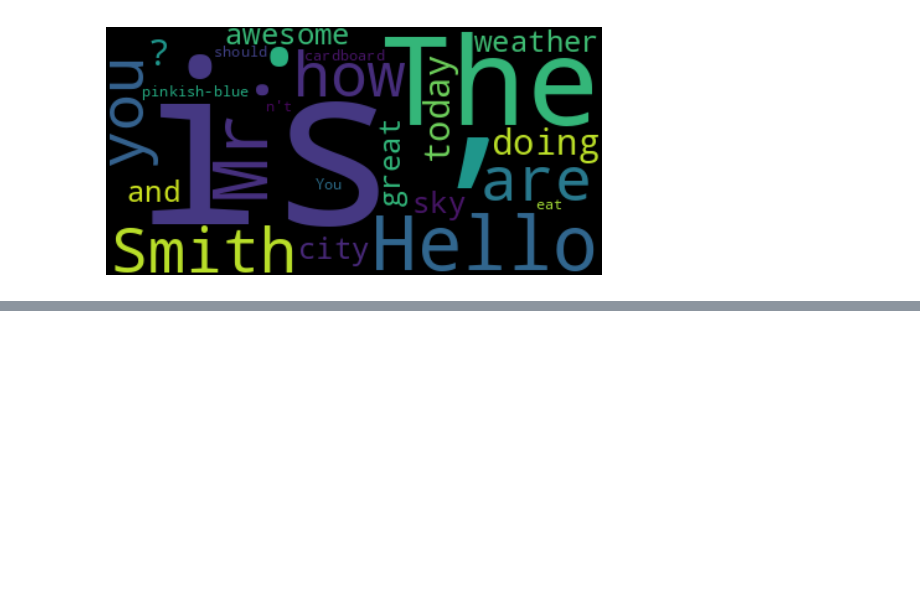
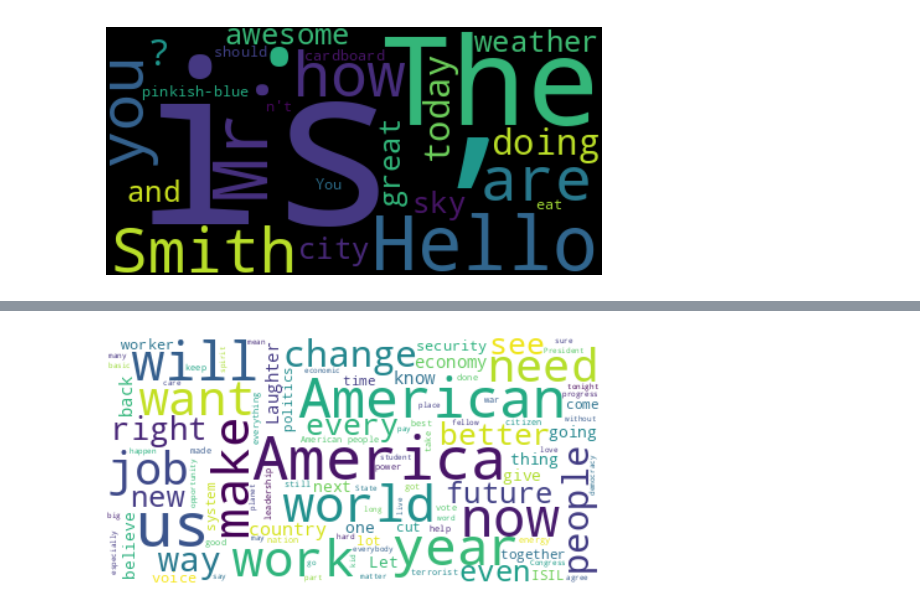
Before and after one commit to denverkim/WEBCRAWLING, a Jupyter notebook: LAB11.ipynb, the cells around one changed output, grey strips where cells are left out. Drawn from its saved outputs; the diff is of its cells as text; code cells hidden in the pictures; blank space fills up the shorter version.

```diff
--- a/LAB11.ipynb
+++ b/LAB11.ipynb
@@ -256,0 +285,22 @@ plt.show()
+# %%
+# 오바마 연설문 워드 클라우드 만들기
+import requests
+
+page = requests.get('http://programminghistorian.github.io/ph-submissions/assets/basic-text-processing-in-r/sotu_text/236.txt')
+# %%
+from bs4 import BeautifulSoup
+
+soup = BeautifulSoup(page.text)
+text = soup.get_text()
+# %%
+from wordcloud import WordCloud, STOPWORDS
+wordcloud = WordCloud(max_font_size=50, #글씨 크기
+                      max_words=100, #최대 단어수
+                      background_color="white", #배경색
+                      stopwords=STOPWORDS, #불용어
+                      colormap="viridis").generate(text) #칼라맵
+plt.imshow(wordcloud, interpolation="bilinear") #Make the displayed image appear more smoothly.
+plt.axis("off")
+plt.show()
+# %% [output]
+[figure, added]
```
Also changed, not shown: parts of 1 cell of this notebook.
